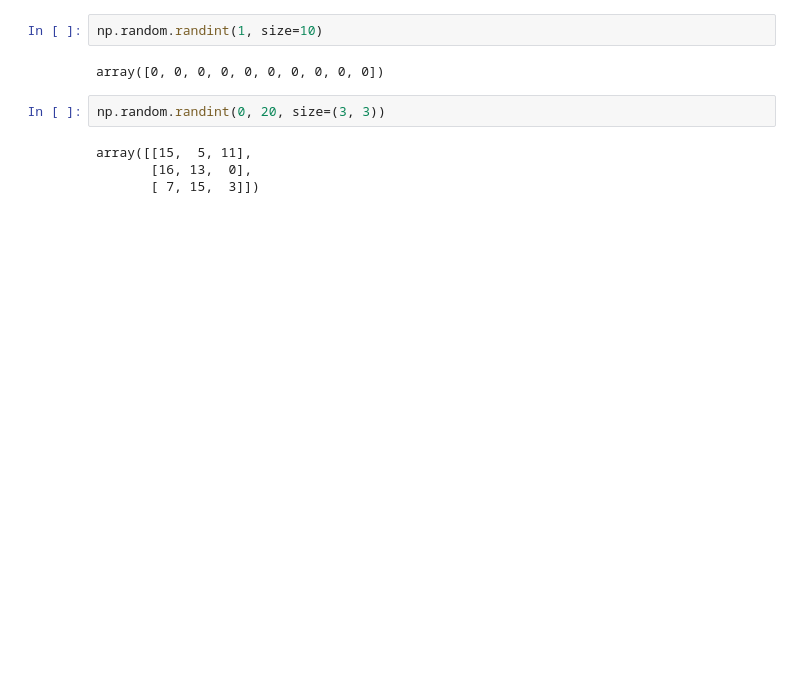
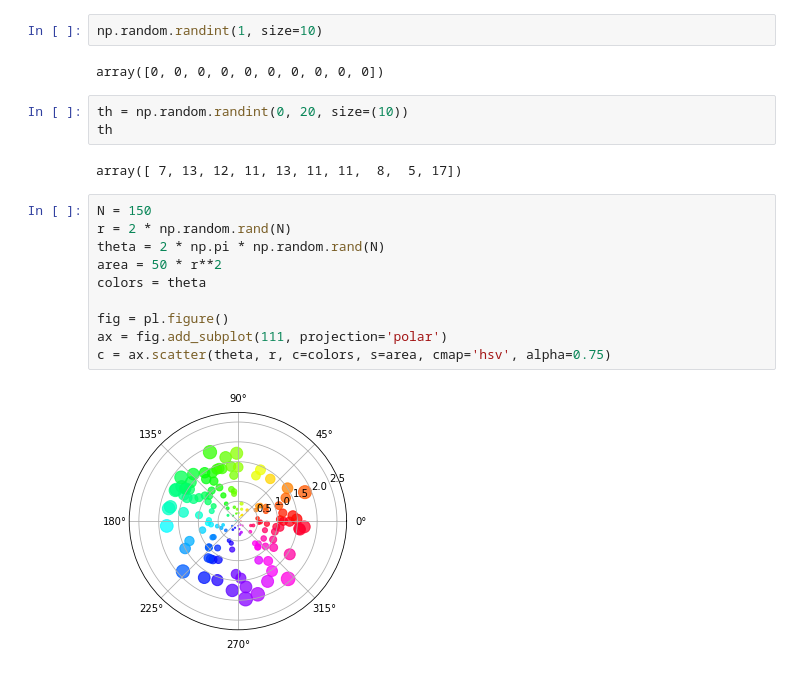
Before and after one commit to Spider-Mannix/NumRandProj, a Jupyter notebook: numpy.random Project.ipynb, the cells around one changed output. Drawn from its saved outputs; the diff is of its cells as text; blank space fills up the shorter version.

Commit message:
distribution plots"

```diff
--- a/numpy.random Project.ipynb
+++ b/numpy.random Project.ipynb
@@ -46,8 +46,19 @@ np.random.randint(1, size=10)
 # %% [output]
 array([0, 0, 0, 0, 0, 0, 0, 0, 0, 0])
 # %%
-np.random.randint(0, 20, size=(3, 3))
+th = np.random.randint(0, 20, size=(10))
+th
 # %% [output]
-array([[15,  5, 11],
-       [16, 13,  0],
-       [ 7, 15,  3]])
+array([ 7, 13, 12, 11, 13, 11, 11,  8,  5, 17])
+# %%
+N = 150
+r = 2 * np.random.rand(N)
+theta = 2 * np.pi * np.random.rand(N)
+area = 50 * r**2
+colors = theta
+
+fig = pl.figure()
+ax = fig.add_subplot(111, projection='polar')
+c = ax.scatter(theta, r, c=colors, s=area, cmap='hsv', alpha=0.75)
+# %% [output]
+[figure, added]
```
Also changed, not shown: parts of 9 cells of this notebook.
